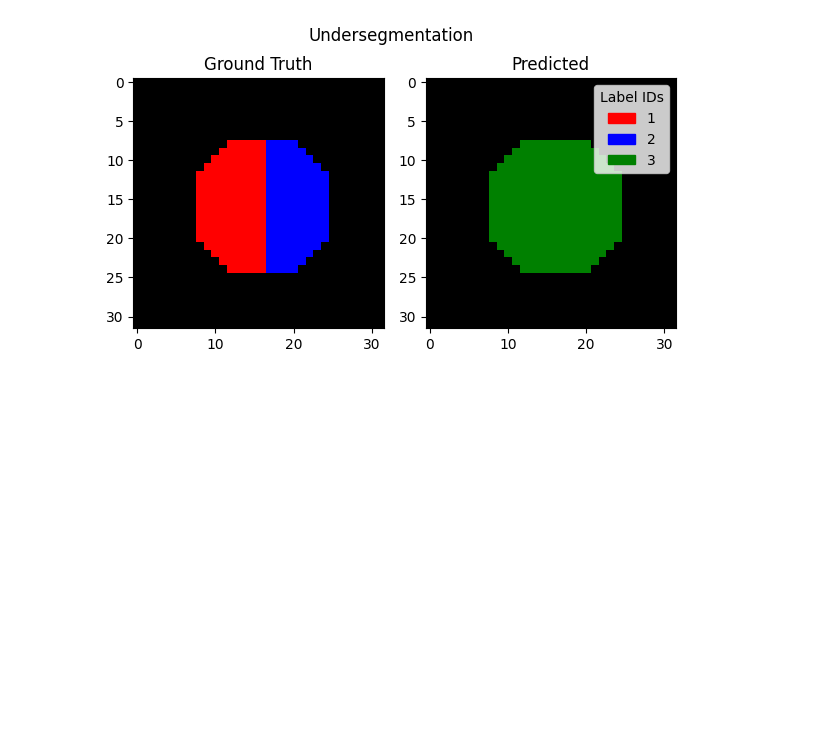
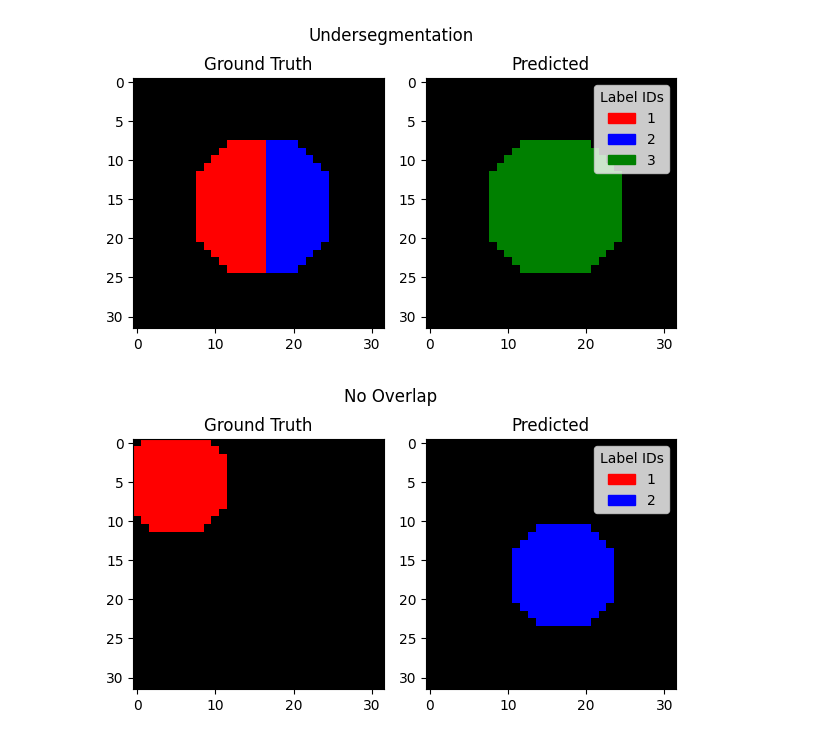
Before and after one commit to Janelia-Trackathon-2023/traccuracy, a Jupyter notebook: examples/test-cases.ipynb, the cells around one changed output. Saved outputs shown, nothing was run; the diff lists cells and outputs as text; code cells hidden in the pictures; blank space fills up the shorter version.

```diff
--- a/examples/test-cases.ipynb
+++ b/examples/test-cases.ipynb
@@ -134,13 +120,13 @@ plot_matched([one_to_two(t) for t in [0, 1, 2]], "One Ground Truth to Two Predic
 # %%
 def plot_pair(gt, pred, title):
     max_label = np.max([gt, pred])
-    colors = ["black", "red", "blue", "green"]
+    colors = ["black", "red", "blue", "green", "yellow"]
     colormap = ListedColormap(colors)
     fig, ax = plt.subplots(1, 2, figsize=(6, 4))
-    ax[0].imshow(gt, cmap=colormap, vmax=4)
+    ax[0].imshow(gt, cmap=colormap, vmax=5)
     ax[0].set_title("Ground Truth")
     # ax[0].set_axis_off()
-    ax[1].imshow(pred, cmap=colormap, vmax=4)
+    ax[1].imshow(pred, cmap=colormap, vmax=5)
     ax[1].set_title("Predicted")
 
     handles = [Patch(color=colors[i]) for i in range(1, max_label + 1)]
@@ -169,2 +155,6 @@ plot_pair(*undersegmentation_2d(), "Undersegmentation")
 # %% [output]
 [figure]
+# %%
+plot_pair(*ex_segs.no_overlap_2d(), "No Overlap")
+# %% [output]
+[figure, added]
```
Also changed, not shown: parts of 18 cells of this notebook, 2 other files.
